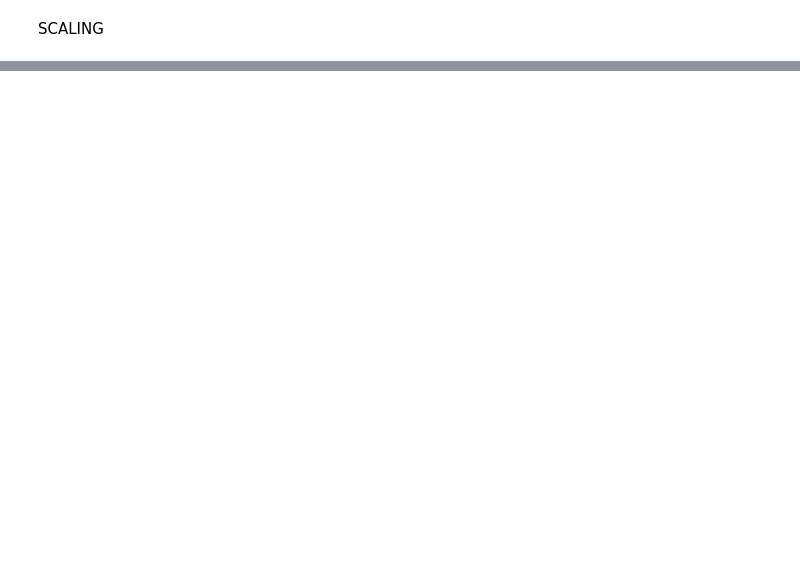
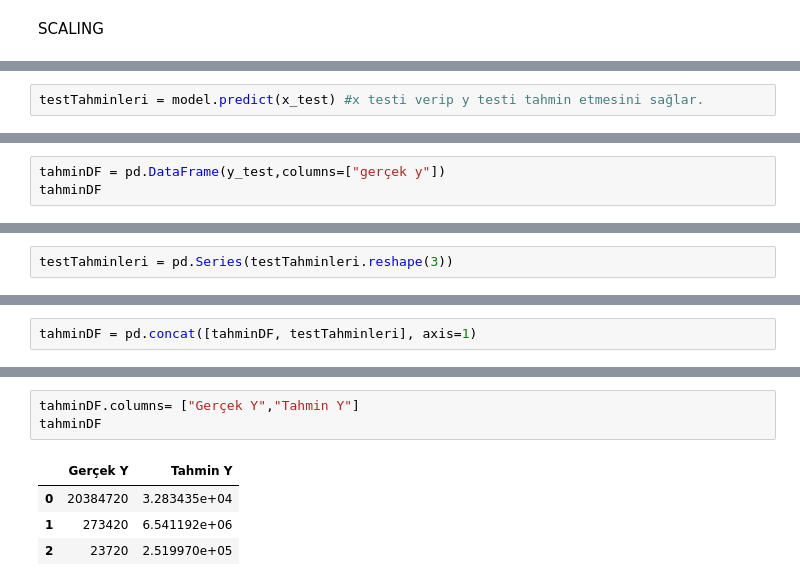
Before and after one commit to EmreUludag0/BTK-VeriBilimiPythonTensorflow, a Jupyter notebook: tensorflowGiris.ipynb, the cells around one changed output, grey strips where cells are left out. Cells and saved outputs as stored; diff of their text form; blank space fills up the shorter version.

```diff
--- a/tensorflowGiris.ipynb
+++ b/tensorflowGiris.ipynb
@@ -40,0 +97,2 @@ from sklearn.model_selection import train_test_split
+# %%
+testTahminleri = model.predict(x_test) #x testi verip y testi tahmin etmesini sağlar.
@@ -40,0 +107,3 @@ from sklearn.model_selection import train_test_split
+# %%
+tahminDF = pd.DataFrame(y_test,columns=["gerçek y"])
+tahminDF
@@ -40,0 +119,2 @@ from sklearn.model_selection import train_test_split
+# %%
+testTahminleri = pd.Series(testTahminleri.reshape(3))
@@ -40,0 +128,2 @@ from sklearn.model_selection import train_test_split
+# %%
+tahminDF = pd.concat([tahminDF, testTahminleri], axis=1)
@@ -40,0 +137,8 @@ from sklearn.model_selection import train_test_split
+# %%
+tahminDF.columns= ["Gerçek Y","Tahmin Y"]
+tahminDF
+# %% [output]
+|  | Gerçek Y | Tahmin Y |
+| 0 | 20384720 | 3.283435e+04 |
+| 1 | 273420 | 6.541192e+06 |
+| 2 | 23720 | 2.519970e+05 |
```
Also changed, not shown: parts of 32 cells of this notebook, 5 other files.
